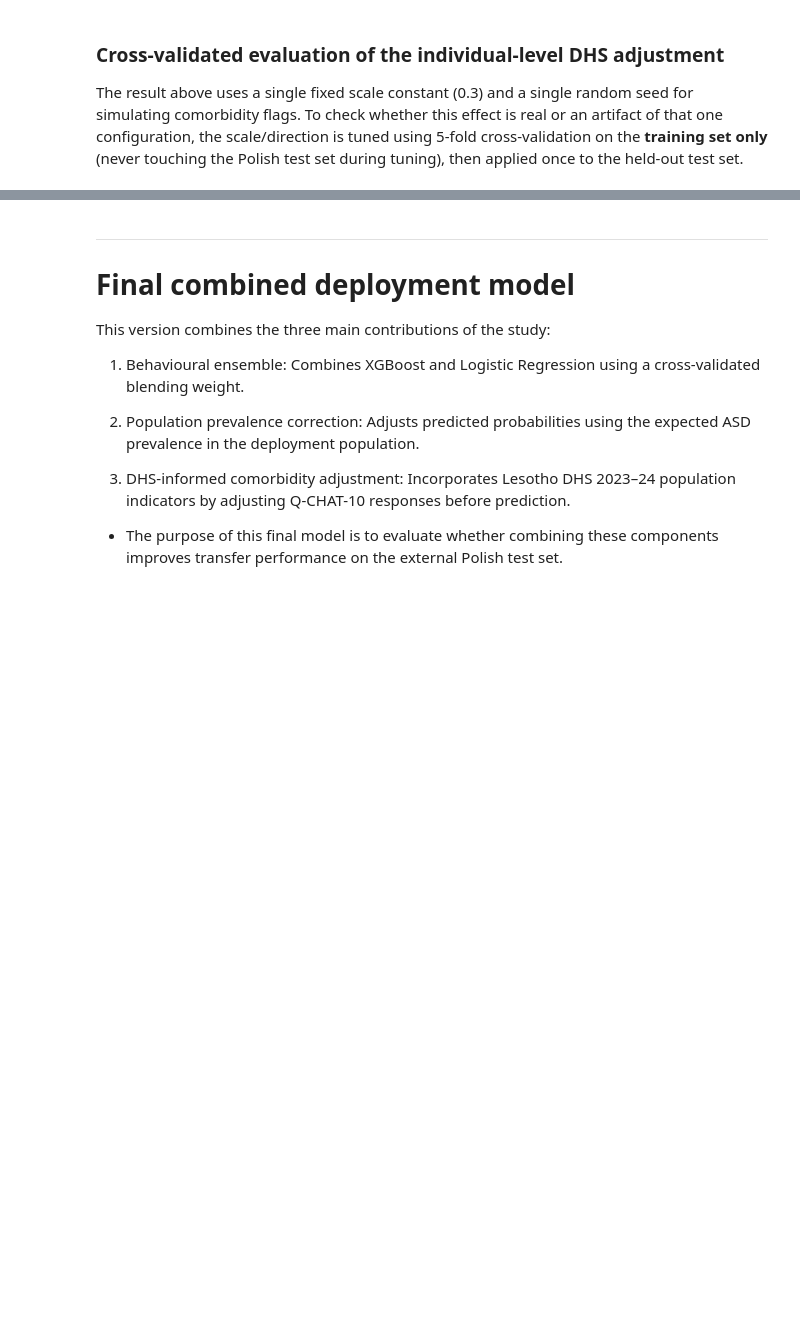
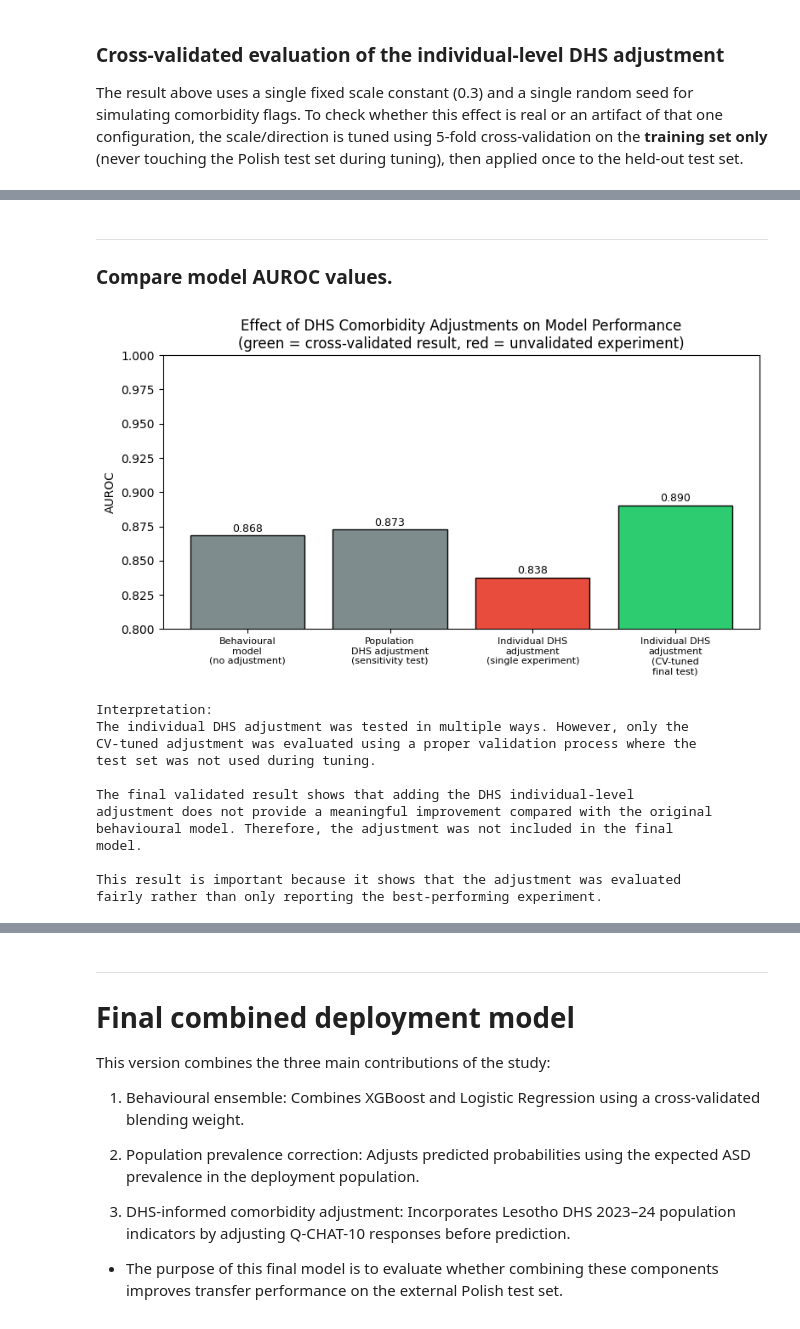
Before and after one commit to RELEBOHILE-PHEKO/Autism-Risk-Screening, a Jupyter notebook: notebook/autism_screening_Pipeline.ipynb, the cells around one changed output, grey strips where cells are left out. Cells and saved outputs as stored; diff of their text form; code cells hidden in the pictures; blank space fills up the shorter version.

```diff
--- a/notebook/autism_screening_Pipeline.ipynb
+++ b/notebook/autism_screening_Pipeline.ipynb
@@ -2669,16 +2759,13 @@ as a finding, not used to alter the deployed model.
+# %% [markdown]
+------
+
+ ### Compare model AUROC values.
 # %%
-# Compare model AUROC values.
-# NOTE: "Individual Adjustment (single run)" reproduces the exploratory,
-# non-cross-validated result from the cell above (fixed scale=0.3, one seed).
-# It is shown alongside the properly cross-validated result for transparency,
-# so the two are never confused with each other. The CV-tuned bar is the one
-# that should be quoted as the actual finding of this analysis.
-
 models = [
-    "Behavioural\n(no adjustment)",
-    "Population\nAdjustment\n(sensitivity sweep)",
-    "Individual\nAdjustment\n(single run,\nnot validated)",
-    "Individual\nAdjustment\n(CV-tuned scale,\nheld-out test)"
+    "Behavioural\nmodel\n(no adjustment)",
+    "Population\nDHS adjustment\n(sensitivity test)",
+    "Individual DHS\nadjustment\n(single experiment)",
+    "Individual DHS\nadjustment\n(CV-tuned\nfinal test)"
 ]
 
 scores = [
@@ -2688,7 +2775,16 @@ scores = [
     test_auroc_tuned
 ]
 
-colors = ["#7f8c8d", "#7f8c8d", "#e74c3c", "#2ecc71"]
+
+# The colors help highlight the difference between exploratory results
+# and the final validated result.
+colors = [
+    "#7f8c8d",  # baseline models
+    "#7f8c8d",
+    "#e74c3c",  # not validated
+    "#2ecc71"   # properly validated
+]
+
 
 plt.figure(figsize=(8, 4.5))
 
@@ -2696,35 +2792,70 @@ bars = plt.bar(
     models,
     scores,
     edgecolor="black",
     color=colors
 )
 
+
 plt.ylabel("AUROC")
 plt.ylim(0.80, 1.00)
-plt.title("Comparison of Model AUROC\n(red = not cross-validated, green = the validated finding)")
 
+plt.title(
+    "Effect of DHS Comorbidity Adjustments on Model Performance\n"
+    "(green = cross-validated result, red = unvalidated experiment)"
+)
+
+
+# Add AUROC values above each bar
 for bar, score in zip(bars, scores):
     plt.text(
         bar.get_x() + bar.get_width() / 2,
         score + 0.003,
         f"{score:.3f}",
         ha="center",
         fontsize=9
     )
 
+
 plt.xticks(fontsize=8)
 plt.tight_layout()
+
 
 plt.savefig(
     "outputs/evaluation/comorbidity_auroc_comparison.png",
     dpi=150
 )
 
+
 plt.show()
 
+
 print(
-    "Reminder: the CV-tuned bar (green) is the only one of the three adjustment "
-    "results that was validated on held-out data without being tuned on it. "
-    "It shows no meaningful improvement over the unadjusted behavioural model, "
-    "which is why the deployed model does not include this adjustment."
+    """
+Interpretation:
+The individual DHS adjustment was tested in multiple ways. However, only the
+CV-tuned adjustment was evaluated using a proper validation process where the
+test set was not used during tuning.
+
+The final validated result shows that adding the DHS individual-level
+adjustment does not provide a meaningful improvement compared with the original
+behavioural model. Therefore, the adjustment was not included in the final
+model.
+
+This result is important because it shows that the adjustment was evaluated
+fairly rather than only reporting the best-performing experiment.
+"""
 )
+# %% [output]
+[figure, added]
+Interpretation:
+The individual DHS adjustment was tested in multiple ways. However, only the
+CV-tuned adjustment was evaluated using a proper validation process where the
+test set was not used during tuning.
+
+The final validated result shows that adding the DHS individual-level
+adjustment does not provide a meaningful improvement compared with the original
+behavioural model. Therefore, the adjustment was not included in the final
+model.
+
+This result is important because it shows that the adjustment was evaluated
+fairly rather than only reporting the best-performing experiment.
```
Also changed, not shown: parts of 36 cells of this notebook.
